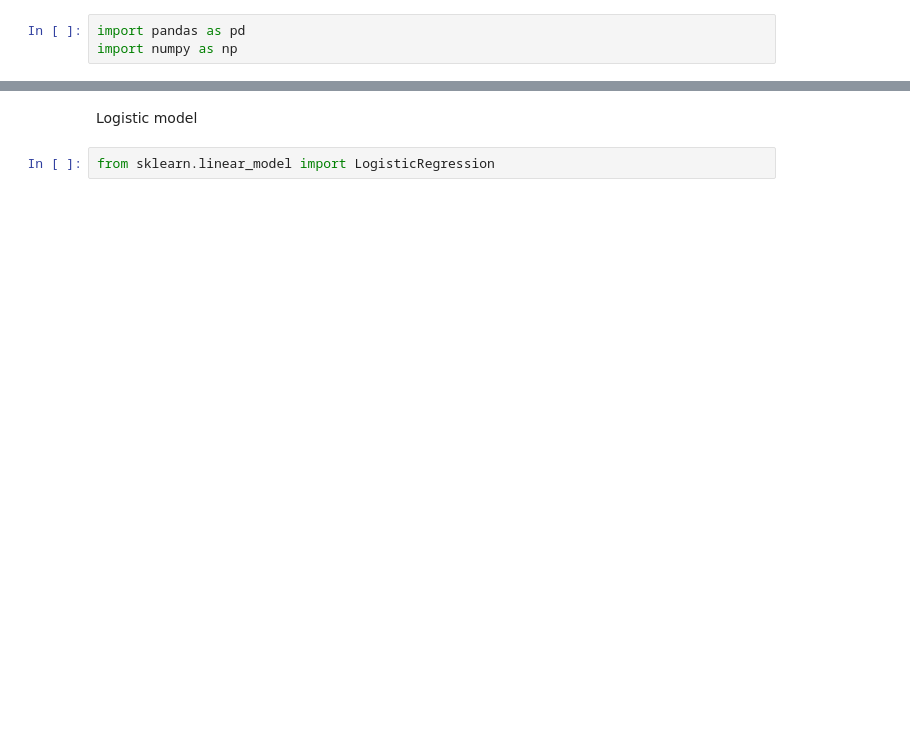
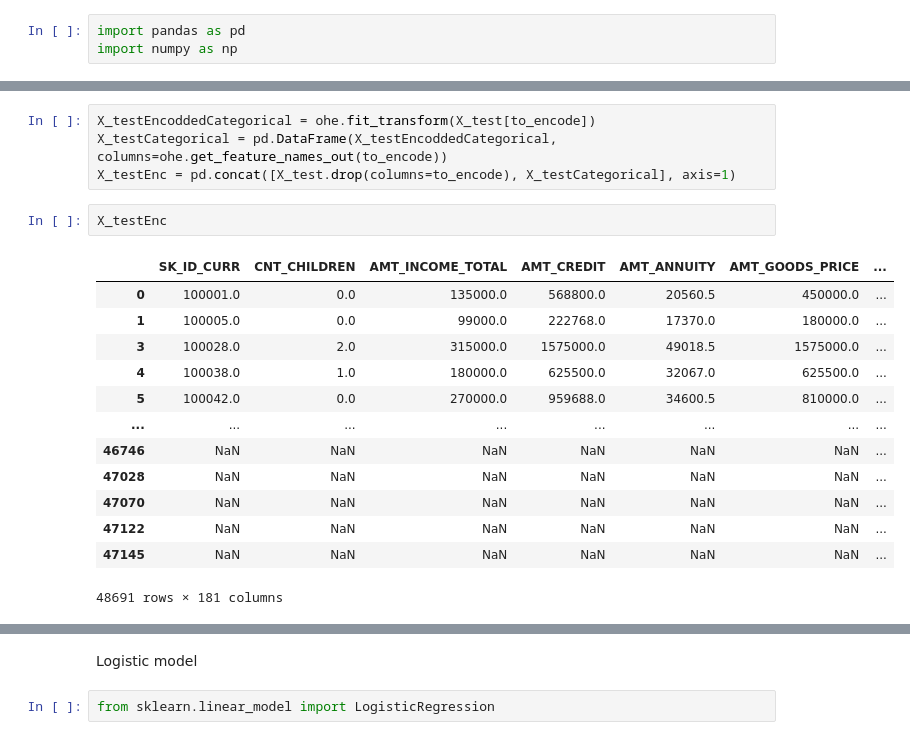
Before and after one commit to AndreyLebedinskiy/Application-scoring-model, a Jupyter notebook: model.ipynb, the cells around one changed output, grey strips where cells are left out. Drawn from its saved outputs; the diff is of its cells as text; blank space fills up the shorter version.

```diff
--- a/model.ipynb
+++ b/model.ipynb
@@ -10 +108,21 @@ dataTrain = pd.read_csv("preparedData.csv")
+# %%
+X_testEncoddedCategorical = ohe.fit_transform(X_test[to_encode])
+X_testCategorical = pd.DataFrame(X_testEncoddedCategorical, columns=ohe.get_feature_names_out(to_encode))
+X_testEnc = pd.concat([X_test.drop(columns=to_encode), X_testCategorical], axis=1)
+# %%
+X_testEnc
+# %% [output]
+|  | SK_ID_CURR | CNT_CHILDREN | AMT_INCOME_TOTAL | AMT_CREDIT | AMT_ANNUITY | AMT_GOODS_PRICE | ... |
+| 0 | 100001.0 | 0.0 | 135000.0 | 568800.0 | 20560.5 | 450000.0 | ... |
+| 1 | 100005.0 | 0.0 | 99000.0 | 222768.0 | 17370.0 | 180000.0 | ... |
+| 3 | 100028.0 | 2.0 | 315000.0 | 1575000.0 | 49018.5 | 1575000.0 | ... |
+| 4 | 100038.0 | 1.0 | 180000.0 | 625500.0 | 32067.0 | 625500.0 | ... |
+| 5 | 100042.0 | 0.0 | 270000.0 | 959688.0 | 34600.5 | 810000.0 | ... |
+| ... | ... | ... | ... | ... | ... | ... | ... |
+| 46746 | NaN | NaN | NaN | NaN | NaN | NaN | ... |
+| 47028 | NaN | NaN | NaN | NaN | NaN | NaN | ... |
+| 47070 | NaN | NaN | NaN | NaN | NaN | NaN | ... |
+| 47122 | NaN | NaN | NaN | NaN | NaN | NaN | ... |
+| 47145 | NaN | NaN | NaN | NaN | NaN | NaN | ... |
+48691 rows × 181 columns
 # %%
```
Also changed, not shown: parts of 41 cells of this notebook.
